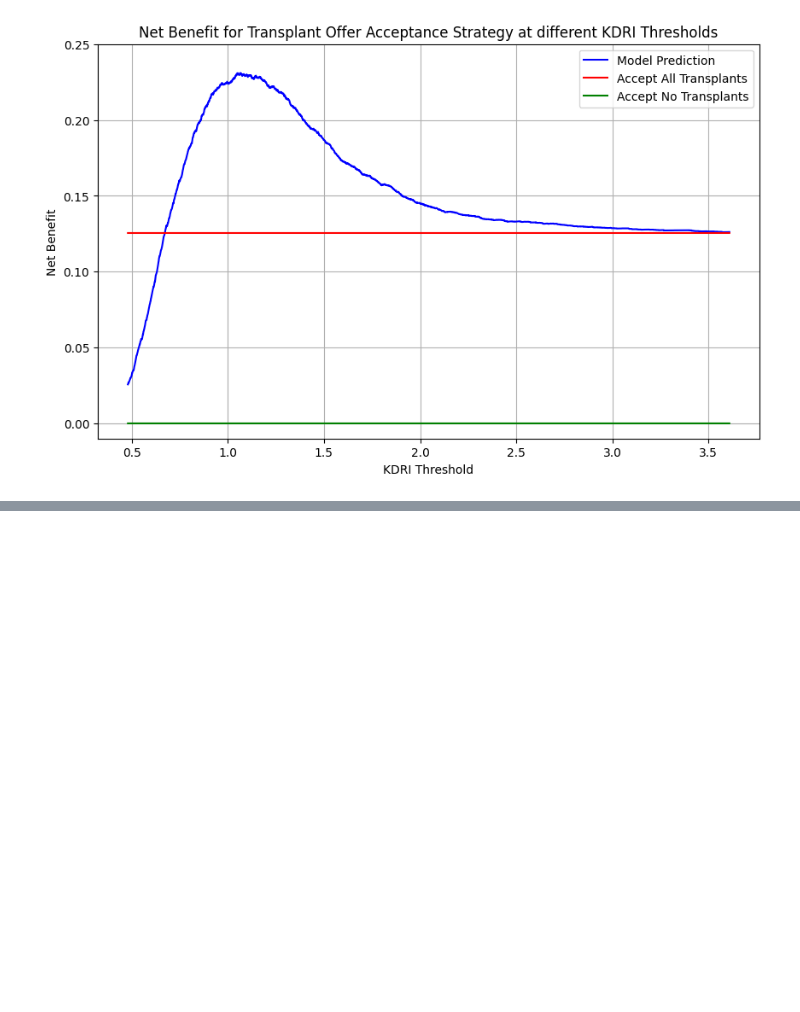
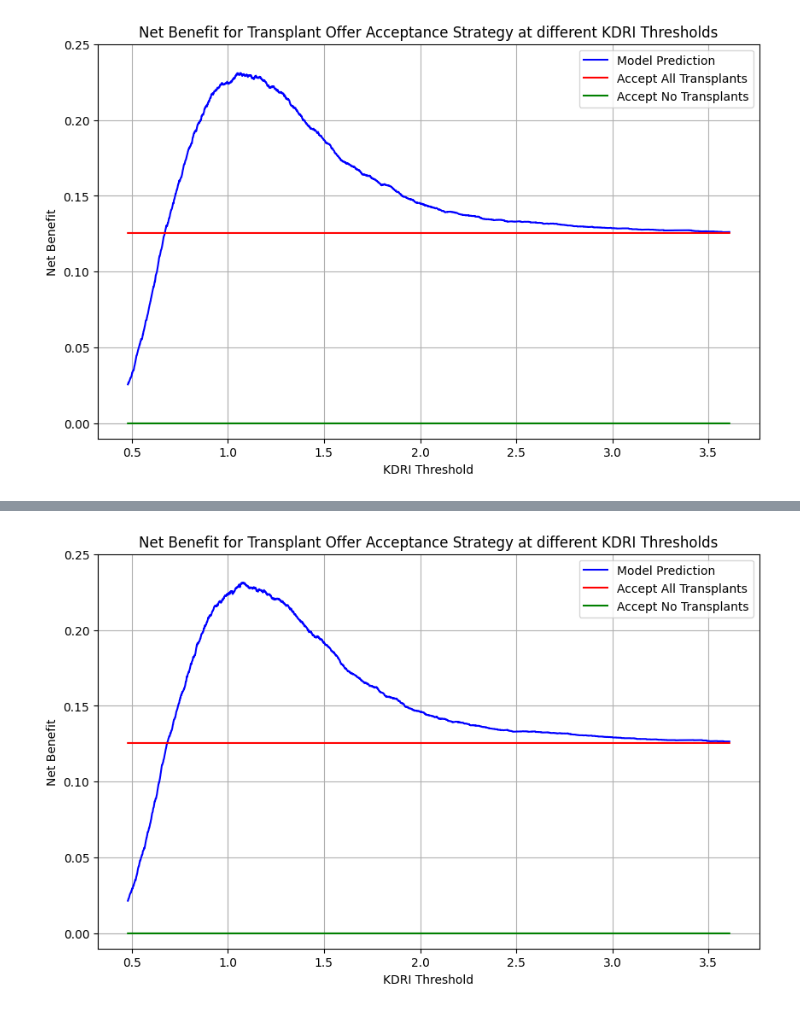
Before and after one commit to akhan390/-decision-curve-analysis-kdri, a Jupyter notebook: dca_preds_DR.ipynb, the cells around one changed output, grey strips where cells are left out. Drawn from its saved outputs; the diff is of its cells as text; code cells hidden in the pictures; blank space fills up the shorter version.

```diff
--- a/dca_preds_DR.ipynb
+++ b/dca_preds_DR.ipynb
@@ -446,0 +454,15 @@ plt.show()
+# %%
+# Donor Recipient model without race term
+
+cph2 = CoxPHFitter()
+
+cph2.fit(
+    df_train,
+    'Graft_Survival_Time',
+    'REC_GRAFT_STAT',
+    strata=['REC_CTR_CD'],
+    show_progress=True,
+    formula=( "DON_AGE  + DON_CREAT + DON_HIST_HTN + DON_HIST_DB + DON_COD_DON_STROKE + DON_HGT_CM + DON_WGT_KG + DON_CARDIAC_ARREST_AFTER_DEATH + REC_B_MM_EQUIV_TX + REC_DR_MM_EQUIV_TX + REC_COLD_ISCH_TM + EN_BLOC + REC_AGE_AT_TX + REC_DIAB + REC_HTN + CAN_RACE_SRTR + REC_DGN + CAN_PREV_TXFUS + CAN_WGT_KG + CAN_LAST_SRTR_PEAK_PRA + REC_DIAL_YRS + CAN_ANGINA + CAN_PERIPH_VASC + REC_HCV_STAT + DOUBLE_KI")
+)
+
+cph2.print_summary()
@@ -446,0 +506,3 @@ plt.show()
+# %%
+coefficients = cph2.params_
+print(coefficients)
@@ -446,0 +549,53 @@ plt.show()
+# %%
+# Set threshold range for KDRI
+kdri_thresholds = np.arange(0.48, 3.61, 0.001)  # Thresholds to evaluate (based on 2010 OPTN mapp8ing table)
+N = len(df_validate)  # Total number of patients
+
+# Initialize lists to store net benefit values for each strategy
+net_benefit_model = []
+net_benefit_accept_all = []
+net_benefit_accept_none = []  # Always 0 as no transplants are accepted
+
+# Set the desired probability threshold for survival benefit (e.g., 83% threshold for net benefit calculation)
+desired_probability = 0.83
+odds_ratio = desired_probability / (1 - desired_probability)  # Converts 0.83 to an odds ratio
+
+# Precompute total positives (graft survivals) and negatives (graft failures) in the data
+total_negatives = df_validate['REC_GRAFT_STAT'].sum()  # Total graft failures
+total_positives = N - total_negatives  # Total graft survivals
+
+# Precompute "Accept All" net benefit value, since it doesn't change across thresholds
+TP_accept_all = (df_validate['REC_GRAFT_STAT'] == 0).sum()  # Correctly predicted graft survivals
+FN_accept_all = (df_validate['REC_GRAFT_STAT'] == 1).sum()  # Actual graft failures
+net_benefit_accept_all_value = (TP_accept_all / N) - (FN_accept_all / N) * odds_ratio
+
+# Loop over each threshold in kdri_thresholds
+for threshold in kdri_thresholds:
+    # Vectorized calculations for TP and FP based on the current threshold
+    is_below_threshold = df_validate['KDRI'] < threshold
+    TP = ((is_below_threshold) & (df_validate['REC_GRAFT_STAT'] == 0)).sum()  # True Positives (survivals correctly identified)
+    FP = ((is_below_threshold) & (df_validate['REC_GRAFT_STAT'] == 1)).sum()  # False Positives (failures incorrectly predicted as survivals)
+
+    # Calculate net benefit for model strategy at the current threshold
+    net_benefit_model_value = (TP / N) - (FP / N) * odds_ratio
+    net_benefit_model.append(net_benefit_model_value)
+
+    # Store "Accept All" and "Accept None" values
+    net_benefit_accept_all.append(net_benefit_accept_all_value)
+    net_benefit_accept_none.append(0)  # Always zero for "Accept None" strategy
+
+# Plot the results for different thresholds
+plt.figure(figsize=(10, 6))
+plt.plot(kdri_thresholds, net_benefit_model, 'b-', label='Model Prediction')
+plt.plot(kdri_thresholds, net_benefit_accept_all, 'r-', label='Accept All Transplants')
+plt.plot(kdri_thresholds, net_benefit_accept_none, 'g-', label='Accept No Transplants')
+
+plt.xlabel("KDRI Threshold")
+plt.ylabel("Net Benefit")
+plt.title("Net Benefit for Transplant Offer Acceptance Strategy at different KDRI Thresholds")
+plt.ylim(-0.01, 0.25)
+plt.legend()
+plt.grid(True)
+plt.show()
+# %% [output]
+[figure, added]
```
Also changed, not shown: parts of 6 cells of this notebook.
